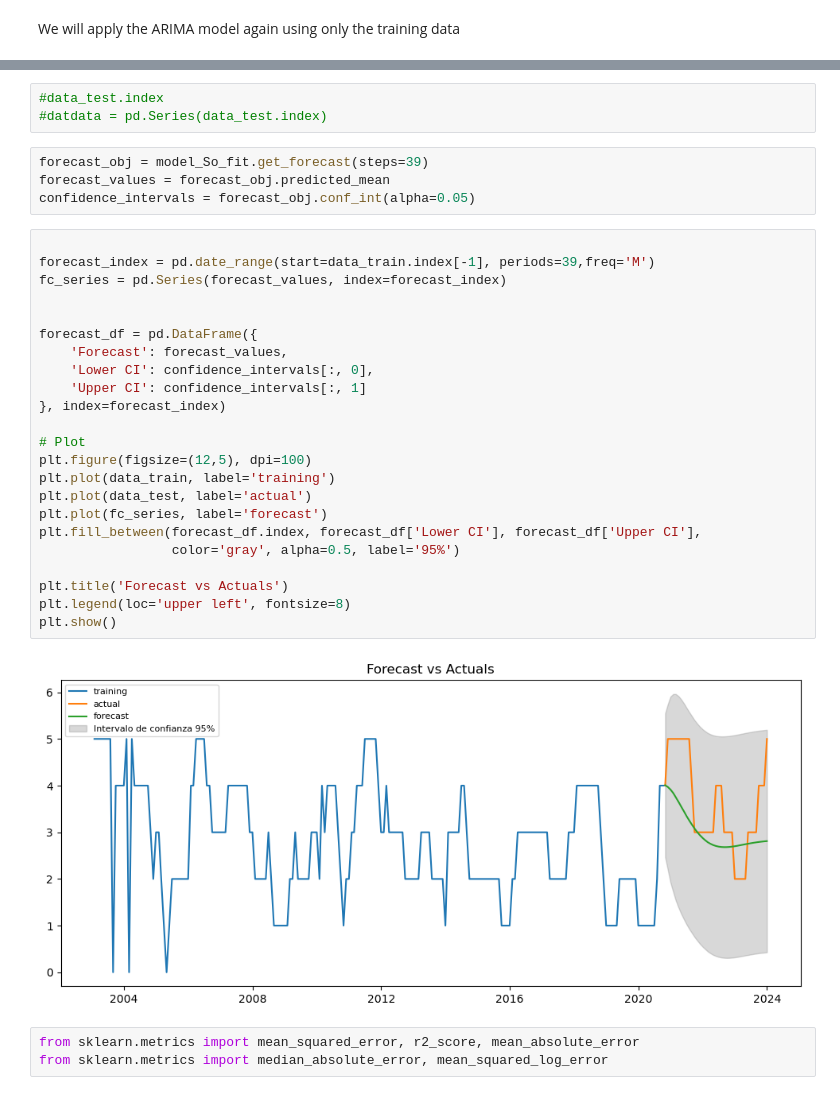
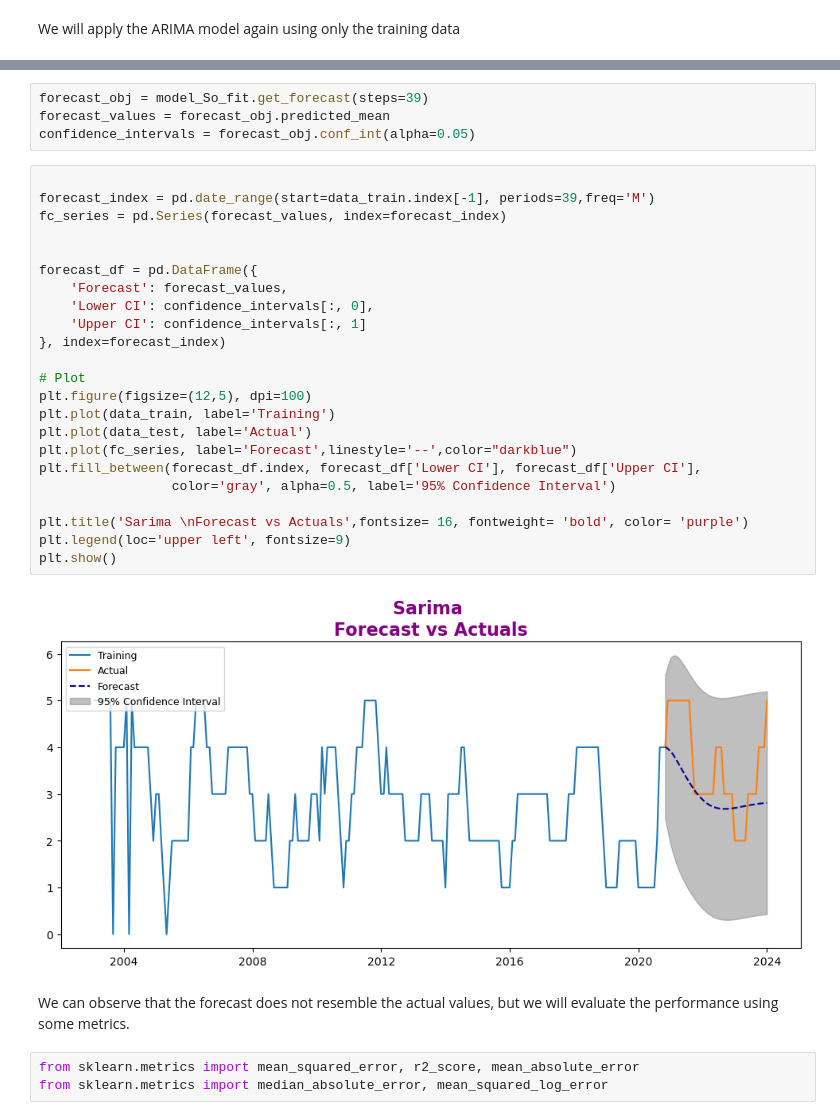
Before and after one commit to CCT-Dublin/capstone-project-feb-2024-ft-Denisse14GT, a Jupyter notebook: Ca3.ipynb, the cells around one changed output, grey strips where cells are left out. Drawn from its saved outputs; the diff is of its cells as text.

```diff
--- a/Ca3.ipynb
+++ b/Ca3.ipynb
@@ -787,9 +802,6 @@ SARIMAX Results
 | Prob(H) (two-sided): | 0.00 | Kurtosis: | 11.67 |
 Warnings:
 [1] Covariance matrix calculated using the outer product of gradients (complex-step).
-# %%
-#data_test.index
-#datdata = pd.Series(data_test.index)
 # %%
 forecast_obj = model_So_fit.get_forecast(steps=39)
 forecast_values = forecast_obj.predicted_mean
@@ -797,28 +809,30 @@ confidence_intervals = forecast_obj.conf_int(alpha=0.05)
 # %%
 
 forecast_index = pd.date_range(start=data_train.index[-1], periods=39,freq='M')
 fc_series = pd.Series(forecast_values, index=forecast_index)
 
 
 forecast_df = pd.DataFrame({
     'Forecast': forecast_values,
     'Lower CI': confidence_intervals[:, 0],
     'Upper CI': confidence_intervals[:, 1]
 }, index=forecast_index)
 
 # Plot
 plt.figure(figsize=(12,5), dpi=100)
-plt.plot(data_train, label='training')
-plt.plot(data_test, label='actual')
-plt.plot(fc_series, label='forecast')
+plt.plot(data_train, label='Training')
+plt.plot(data_test, label='Actual')
+plt.plot(fc_series, label='Forecast',linestyle='--',color="darkblue")
 plt.fill_between(forecast_df.index, forecast_df['Lower CI'], forecast_df['Upper CI'],
-                 color='gray', alpha=0.5, label='95%')
+                 color='gray', alpha=0.5, label='95% Confidence Interval')
 
-plt.title('Forecast vs Actuals')
-plt.legend(loc='upper left', fontsize=8)
+plt.title('Sarima \nForecast vs Actuals',fontsize= 16, fontweight= 'bold', color= 'purple')
+plt.legend(loc='upper left', fontsize=9)
 plt.show()
 # %% [output]
-[figure, old version]
+[figure, new version]
+# %% [markdown]
+We can observe that the forecast does not resemble the actual values, but we will evaluate the performance using some metrics.
 # %%
 from sklearn.metrics import mean_squared_error, r2_score, mean_absolute_error
 from sklearn.metrics import median_absolute_error, mean_squared_log_error
```
Also changed, not shown: parts of 68 cells of this notebook.
